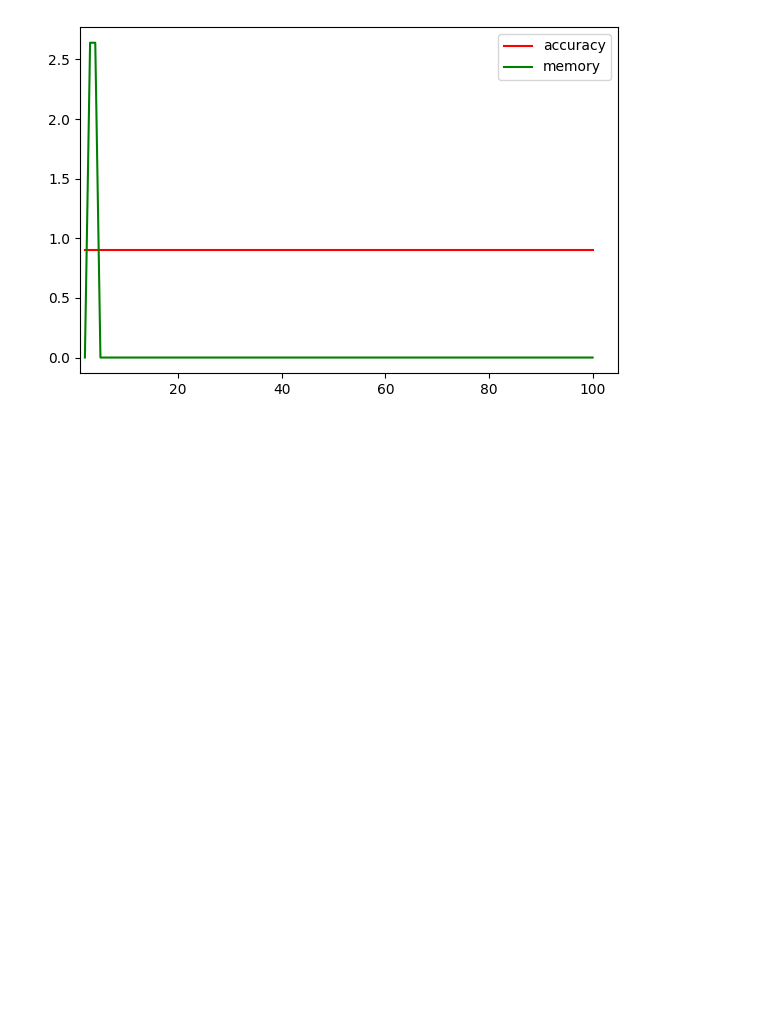
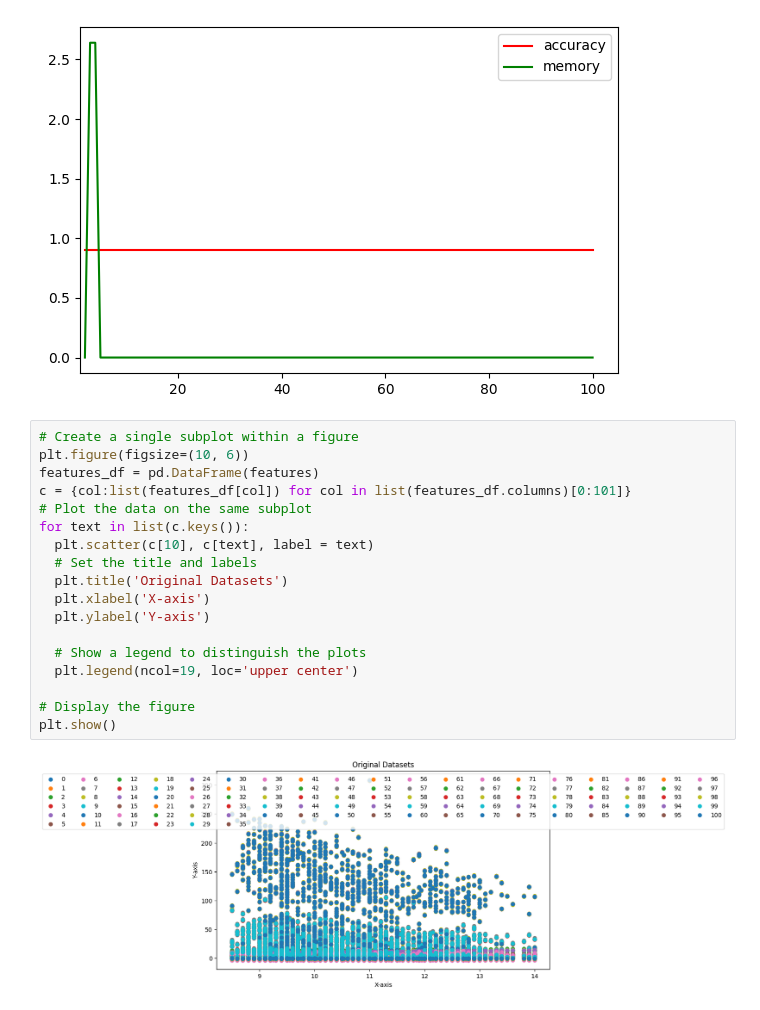
Before and after one commit to coldsober-irene/ASSIGNMENTS, a Jupyter notebook: file.ipynb, the cells around one changed output. Drawn from its saved outputs; the diff is of its cells as text; blank space fills up the shorter version.

Commit message:
Plots of original data

```diff
--- a/file.ipynb
+++ b/file.ipynb
@@ -258,3 +238,23 @@ plt.tight_layout()
 plt.show()
 # %% [output]
 [figure]
+# %%
+# Create a single subplot within a figure
+plt.figure(figsize=(10, 6))
+features_df = pd.DataFrame(features)
+c = {col:list(features_df[col]) for col in list(features_df.columns)[0:101]}
+# Plot the data on the same subplot
+for text in list(c.keys()):
+  plt.scatter(c[10], c[text], label = text)
+  # Set the title and labels
+  plt.title('Original Datasets')
+  plt.xlabel('X-axis')
+  plt.ylabel('Y-axis')
+
+  # Show a legend to distinguish the plots
+  plt.legend(ncol=19, loc='upper center')
+
+# Display the figure
+plt.show()
+# %% [output]
+[figure, added]
```
Also changed, not shown: parts of 1 cell of this notebook.
